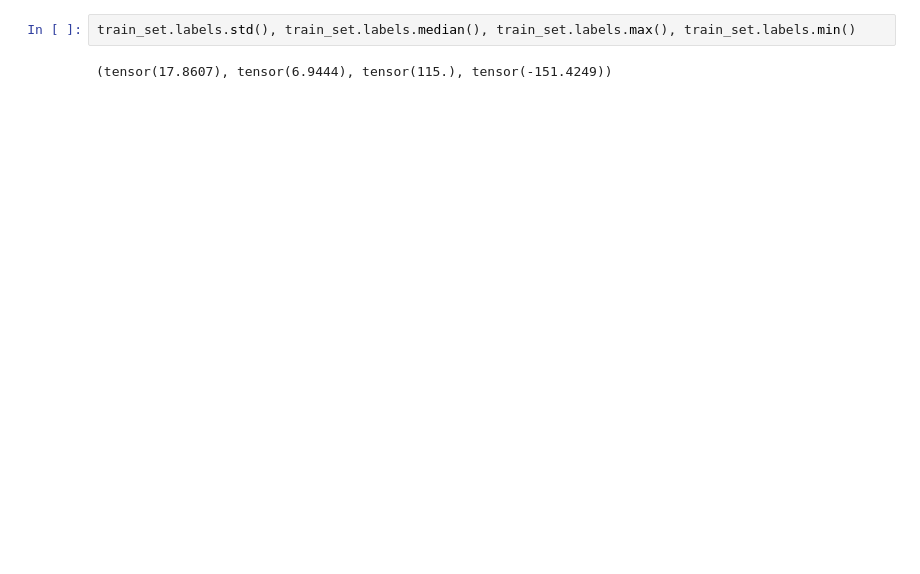
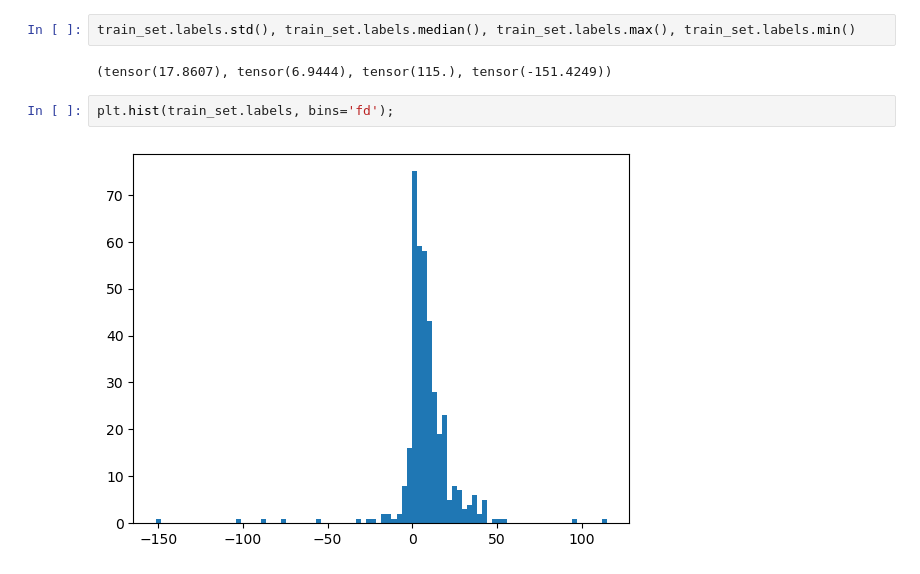
Before and after one commit to hartysimon-sketch/Galaxy-Classifier, a Jupyter notebook: Summer Research/train_test.ipynb, the cells around one changed output. Cells and saved outputs as stored; diff of their text form; blank space fills up the shorter version.

```diff
--- a/Summer Research/train_test.ipynb
+++ b/Summer Research/train_test.ipynb
@@ -288,3 +265,7 @@ plot_loss(model_path, model)
 train_set.labels.std(), train_set.labels.median(), train_set.labels.max(), train_set.labels.min()
 # %% [output]
 (tensor(17.8607), tensor(6.9444), tensor(115.), tensor(-151.4249))
+# %%
+plt.hist(train_set.labels, bins='fd');
+# %% [output]
+[figure, added]
```
Also changed, not shown: parts of 3 cells of this notebook.
